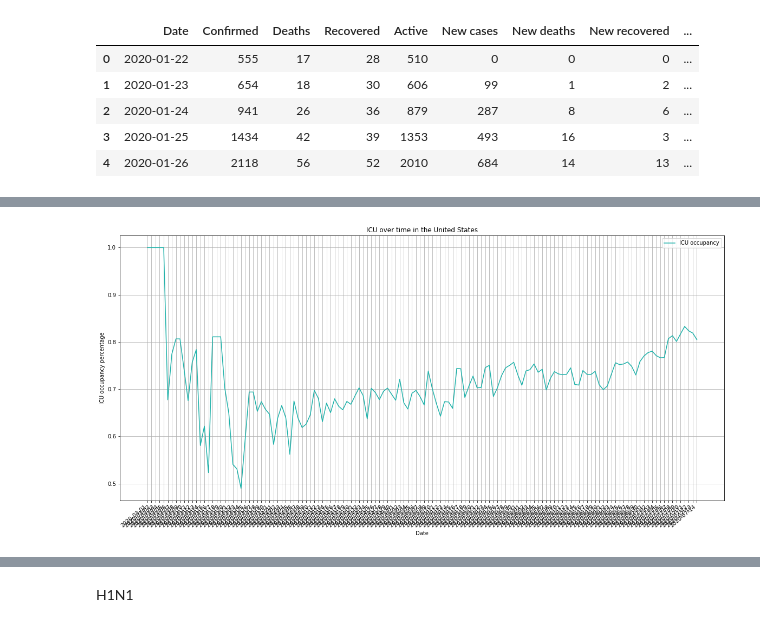
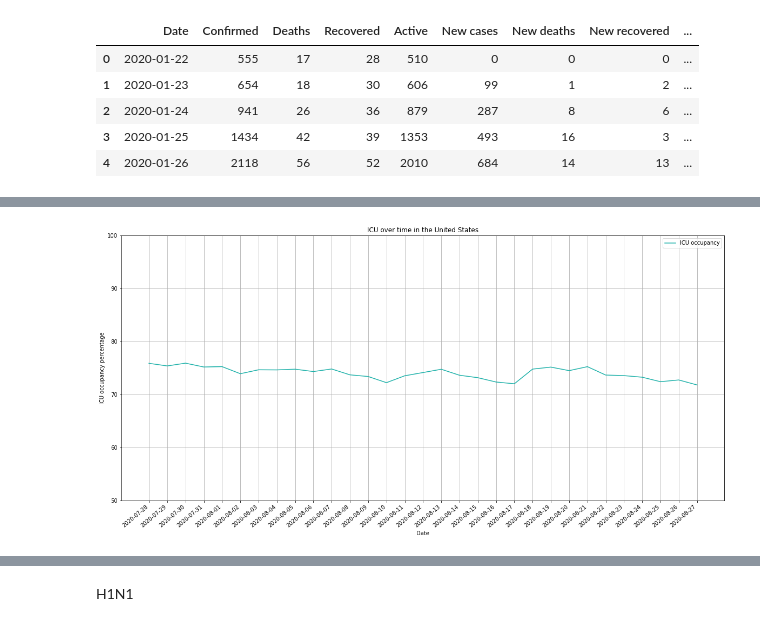
Before and after one commit to erharker/Covid-19-Python-Project, a Jupyter notebook: Covid_19.ipynb, the cells around one changed output, grey strips where cells are left out. Cells and saved outputs as stored; diff of their text form; code cells hidden in the pictures.

Commit message:
updated covid data

```diff
--- a/Covid_19.ipynb
+++ b/Covid_19.ipynb
@@ -191,7 +232,7 @@ covid_hospitalizations.head()
 | 3 | Entire Network | COVID-NET | 2020.0 | 2020.0 | 13.0 | 0-4 yr | 0.4 | 0.4 |
 | 4 | Entire Network | COVID-NET | 2020.0 | 2020.0 | 14.0 | 0-4 yr | 0.9 | 0.6 |
 # %%
-covid_ICU = pd.read_csv('Resources/ICU_CDC_US.csv')
+covid_ICU = pd.read_csv('Resources/ICU_CDC_US_2.csv')
 covid_ICU.dropna(0, how='any')
 covid_ICU
 # %% [output]
@@ -224,20 +266,21 @@ georgia.head()
 # %%
 x_axis1= georgia['collection_date']
 y_axis1= georgia['Percentage of ICU Beds Occupied Estimated']
 fig= plt.figure(figsize=(20,10))
 line1 = plt.plot(x_axis1, y_axis1, color="lightseagreen", label="ICU occupancy")
 plt.legend(loc="best")
 plt.ylabel('ICU occupancy percentage')
 plt.xlabel("Date")
 plt.title('ICU over time in the United States')
 
 fig.autofmt_xdate()
-# plt.xticks(np.arange(0, 100, step=10))
+# plt.xticks(np.arange(0, 150, step=10))
 plt.xticks(rotation=40)
+plt.ylim((50,100))
 
 plt.grid()
 plt.show()
 # %% [output]
-[figure, old version]
+[figure, new version]
 # %%
 new_york=covid_ICU.loc[covid_ICU['state']=='NY']
```
Also changed, not shown: parts of 19 cells of this notebook, 5 other files.
